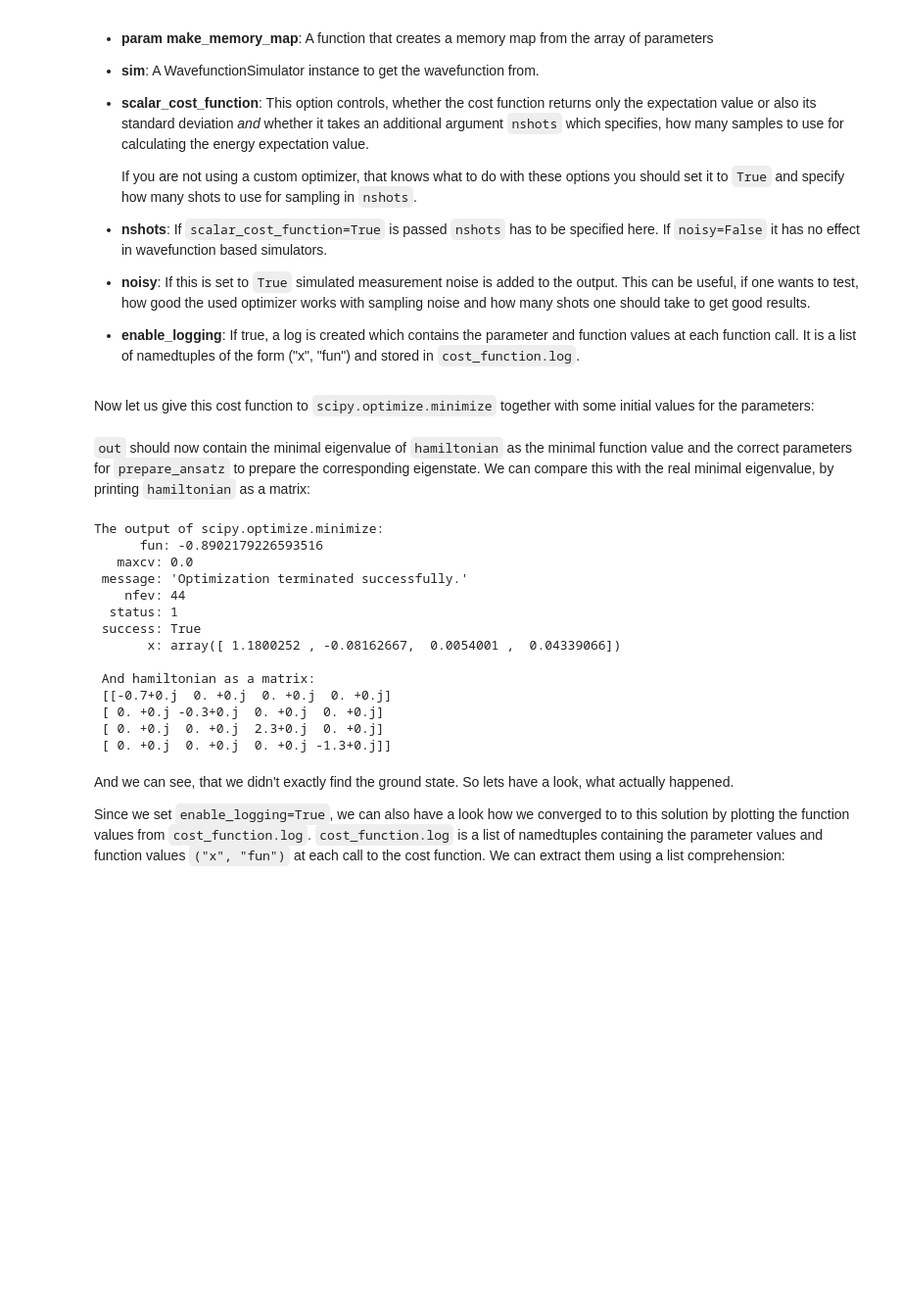
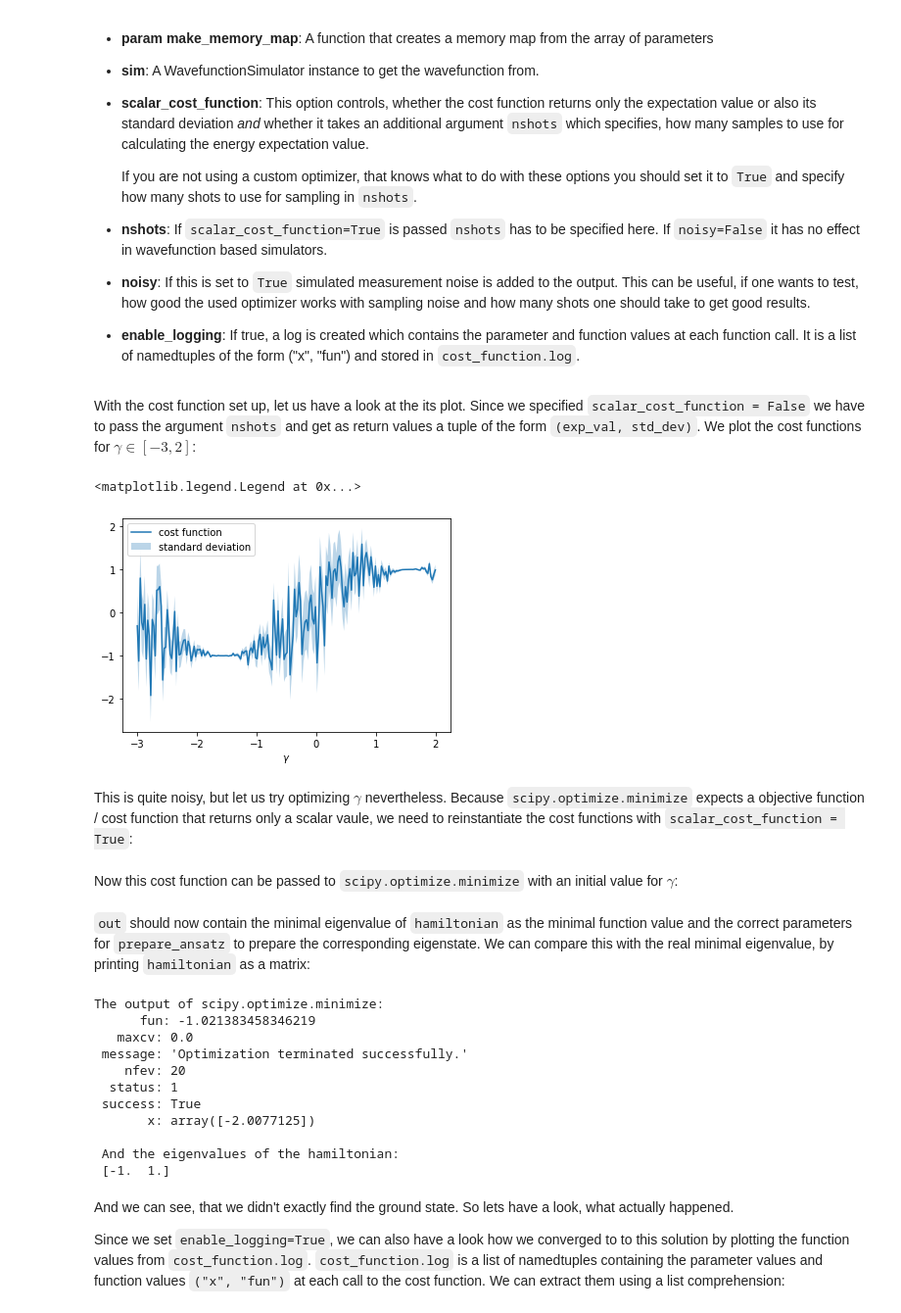
Before and after one commit to entropicalabs/entropica_qaoa, a Jupyter notebook: examples/VQEDemo.ipynb, the cells around one changed output. Shown at 98% size. Cells and saved outputs as stored; diff of their text form; code cells hidden in the pictures; blank space fills up the shorter version.

```diff
--- a/examples/VQEDemo.ipynb
+++ b/examples/VQEDemo.ipynb
@@ -65,0 +74,2 @@ Next we can create a cost function, that can be passed to a classical optimizer
+# %% [markdown]
+With the cost function set up, let us have a look at the its plot. Since we specified `scalar_cost_function = False` we have to pass the argument `nshots` and get as return values a tuple of the form `(exp_val, std_dev)`. We plot the cost functions for $\gamma \in [-3, 2]$:
@@ -66,3 +82,13 @@ Next we can create a cost function, that can be passed to a classical optimizer
+# %%
+plt.plot(gammas, exp_vals, label="cost function")
+plt.fill_between(gammas, exp_vals - std_devs, exp_vals + std_devs, alpha=0.3, label="standard deviation")
+plt.xlabel(r"$\gamma$")
+plt.legend()
+# %% [output]
+<matplotlib.legend.Legend at 0x...>
+[figure, added]
+# %% [markdown]
+This is quite noisy, but let us try optimizing $\gamma$ nevertheless. Because `scipy.optimize.minimize` expects a objective function / cost function that returns only a scalar vaule, we need to reinstantiate the cost functions with `scalar_cost_function = True`:
 # %%
 # create the cost_function with our ansatz and hamiltonian:
 sim = WavefunctionSimulator()
@@ -75,6 +101,6 @@ cost_fun = PrepareAndMeasureOnWFSim(prepare_ansatz=prepare_ansatz,
                                     enable_logging=True,
                                     noisy=True)
 # %% [markdown]
-Now let us give this cost function to `scipy.optimize.minimize` together with some initial values for the parameters:
+Now this cost function can be passed to `scipy.optimize.minimize` with an initial value for $\gamma$:
 # %%
 # and finally minimize it:
@@ -84,22 +110,19 @@ out = minimize(cost_fun, p0, method="Cobyla")
 `out` should now contain the minimal eigenvalue of `hamiltonian` as the minimal function value and the correct parameters for `prepare_ansatz` to prepare the corresponding eigenstate. We can compare this with the real minimal eigenvalue, by printing `hamiltonian` as a matrix:
 # %%
 print("The output of scipy.optimize.minimize:\n",out)
-print("\n And hamiltonian as a matrix:\n", hamiltonian.matrix())
+print("\n And the eigenvalues of the hamiltonian:\n", np.linalg.eigvalsh(hamiltonian.matrix()))
 # %% [output]
 The output of scipy.optimize.minimize:
-      fun: -0.8902179226593516
+      fun: -1.021383458346219
    maxcv: 0.0
  message: 'Optimization terminated successfully.'
-    nfev: 44
+    nfev: 20
   status: 1
  success: True
-       x: array([ 1.1800252 , -0.08162667,  0.0054001 ,  0.04339066])
+       x: array([-2.0077125])
 
- And hamiltonian as a matrix:
- [[-0.7+0.j  0. +0.j  0. +0.j  0. +0.j]
- [ 0. +0.j -0.3+0.j  0. +0.j  0. +0.j]
- [ 0. +0.j  0. +0.j  2.3+0.j  0. +0.j]
- [ 0. +0.j  0. +0.j  0. +0.j -1.3+0.j]]
+ And the eigenvalues of the hamiltonian:
+ [-1.  1.]
 # %% [markdown]
 And we can see, that we didn't exactly find the ground state. So lets have a look, what actually happened.
 
```
Also changed, not shown: parts of 18 cells of this notebook, 10 other files.
